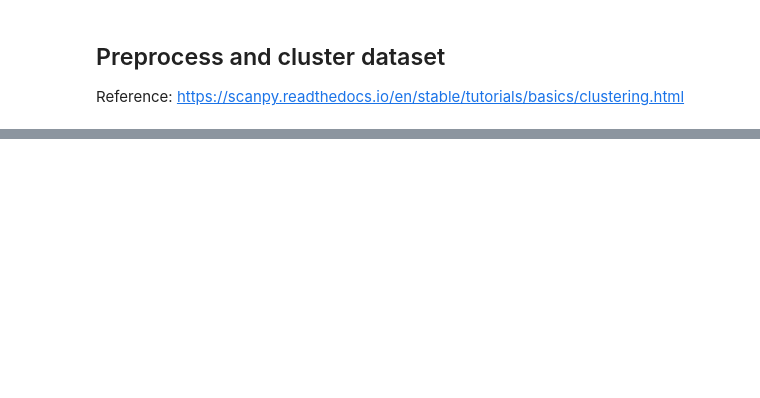
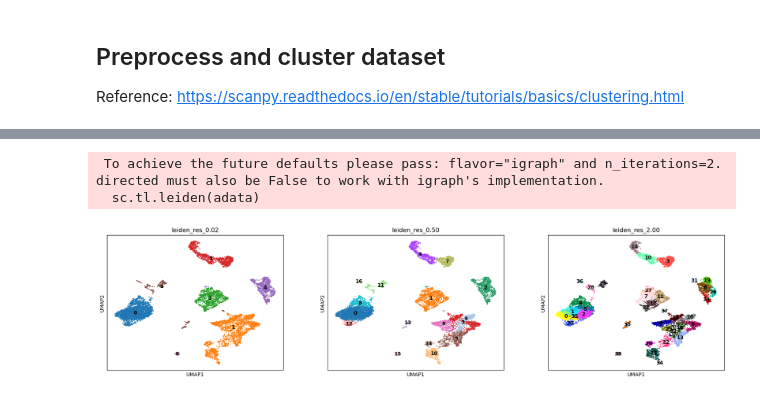
Before and after one commit to jwhitener95/sample_workflow, a Jupyter notebook: process_datasets/process_Miller2023.ipynb, the cells around one changed output, grey strips where cells are left out. Saved outputs shown, nothing was run; the diff lists cells and outputs as text; code cells hidden in the pictures; blank space fills up the shorter version.

```diff
--- a/process_datasets/process_Miller2023.ipynb
+++ b/process_datasets/process_Miller2023.ipynb
@@ -37,0 +71,18 @@ MemoryError: Unable to allocate 256. MiB for an array with shape (67037558,) and
+# %%
+sc.tl.leiden(adata)
+# %% [output]
+ To achieve the future defaults please pass: flavor="igraph" and n_iterations=2.  directed must also be False to work with igraph's implementation.
+  sc.tl.leiden(adata)
+# %%
+for res in [0.02, 0.5, 2.0]:
+        sc.tl.leiden(
+            adata, key_added=f"leiden_res_{res:4.2f}", resolution=res
+        )
+# %%
+sc.pl.umap(
+    adata,
+    color=["leiden_res_0.02", "leiden_res_0.50", "leiden_res_2.00"],
+    legend_loc="on data",
+)
+# %% [output]
+[figure, added]
```
Also changed, not shown: parts of 7 cells of this notebook, 2 other files.
